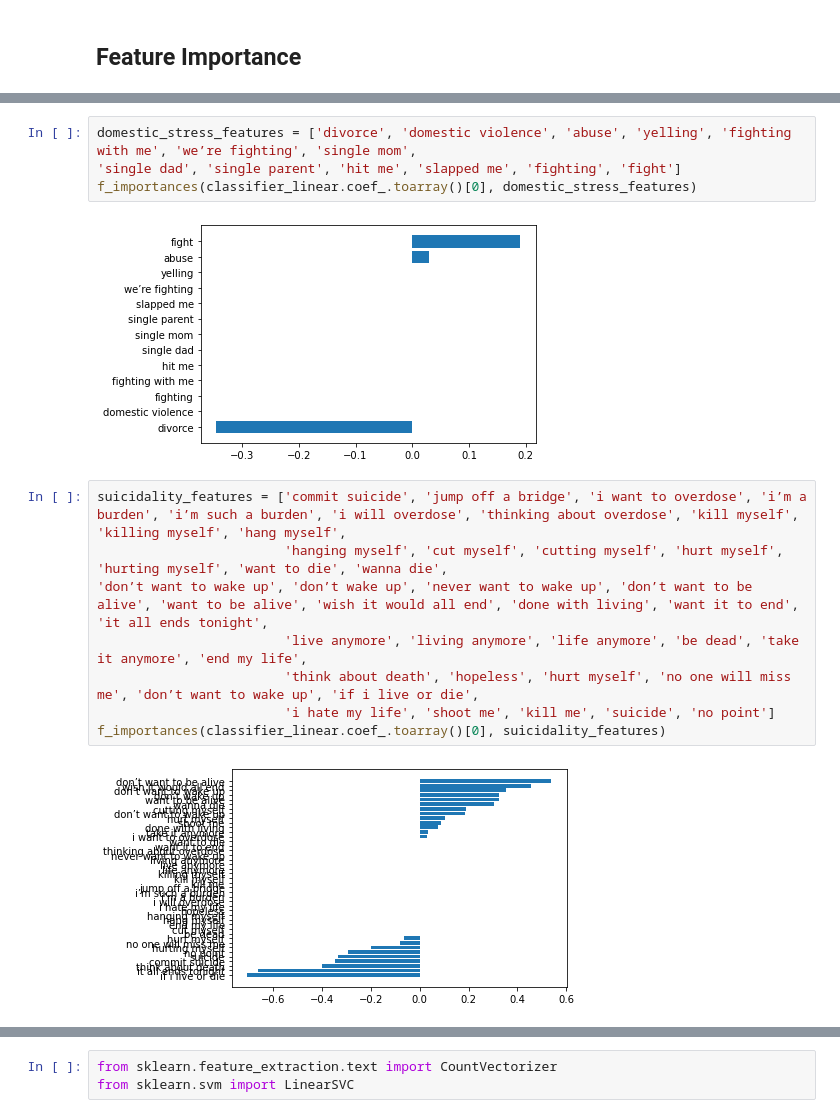
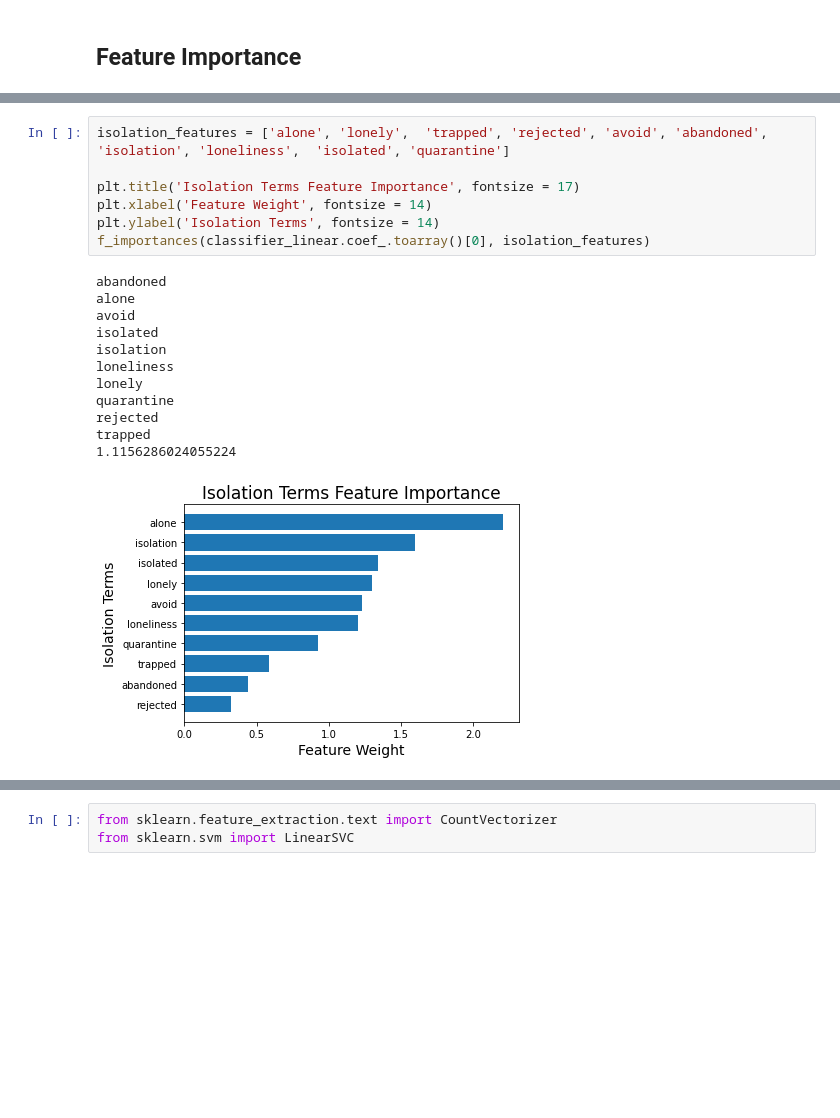
Before and after one commit to j-chen005/COVID19-Mental-Health-Analysis, a Jupyter notebook: SVM Model COVID-19 Mental Health.ipynb, the cells around one changed output, grey strips where cells are left out. Drawn from its saved outputs; the diff is of its cells as text; blank space fills up the shorter version.

```diff
--- a/SVM Model COVID-19 Mental Health.ipynb
+++ b/SVM Model COVID-19 Mental Health.ipynb
@@ -301,16 +499,20 @@ f_importances(classifier_linear.coef_.toarray()[0], isolation_features)
-# %%
-domestic_stress_features = ['divorce', 'domestic violence', 'abuse', 'yelling', 'fighting with me', 'we’re fighting', 'single mom',
-'single dad', 'single parent', 'hit me', 'slapped me', 'fighting', 'fight']
-f_importances(classifier_linear.coef_.toarray()[0], domestic_stress_features)
-# %% [output]
-[figure, removed]
-# %%
-suicidality_features = ['commit suicide', 'jump off a bridge', 'i want to overdose', 'i’m a burden', 'i’m such a burden', 'i will overdose', 'thinking about overdose', 'kill myself', 'killing myself', 'hang myself',
-                        'hanging myself', 'cut myself', 'cutting myself', 'hurt myself', 'hurting myself', 'want to die', 'wanna die',
-'don’t want to wake up', 'don’t wake up', 'never want to wake up', 'don’t want to be alive', 'want to be alive', 'wish it would all end', 'done with living', 'want it to end', 'it all ends tonight',
-                        'live anymore', 'living anymore', 'life anymore', 'be dead', 'take it anymore', 'end my life',
-                        'think about death', 'hopeless', 'hurt myself', 'no one will miss me', 'don’t want to wake up', 'if i live or die',
-                        'i hate my life', 'shoot me', 'kill me', 'suicide', 'no point']
-f_importances(classifier_linear.coef_.toarray()[0], suicidality_features)
-# %% [output]
-[figure, removed]
+# %%
+isolation_features = ['alone', 'lonely',  'trapped', 'rejected', 'avoid', 'abandoned', 'isolation', 'loneliness',  'isolated', 'quarantine']
+
+plt.title('Isolation Terms Feature Importance', fontsize = 17)
+plt.xlabel('Feature Weight', fontsize = 14)
+plt.ylabel('Isolation Terms', fontsize = 14)
+f_importances(classifier_linear.coef_.toarray()[0], isolation_features)
+# %% [output]
+abandoned
+alone
+avoid
+isolated
+isolation
+loneliness
+lonely
+quarantine
+rejected
+trapped
+1.1156286024055224
+[figure, added]
```
Also changed, not shown: parts of 37 cells of this notebook.
